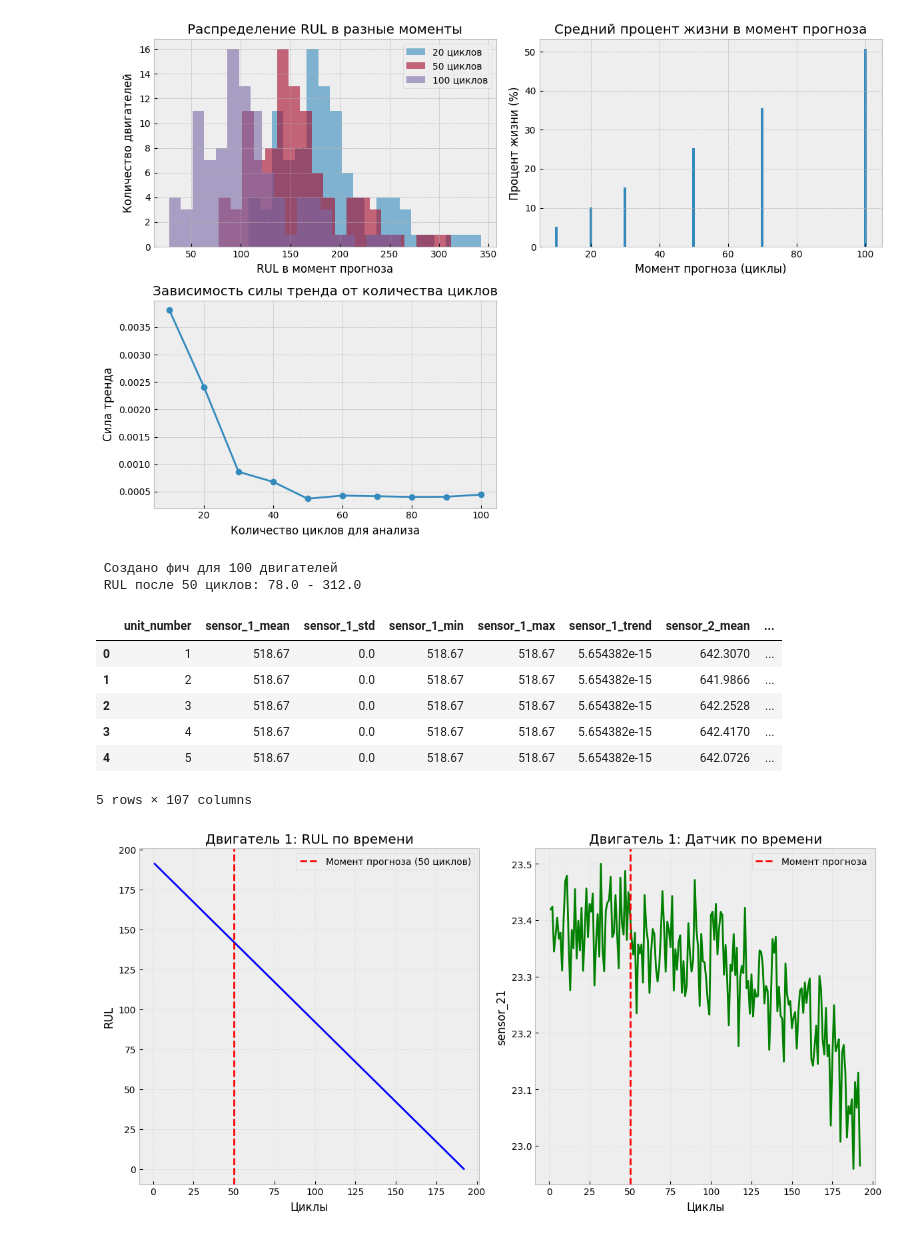
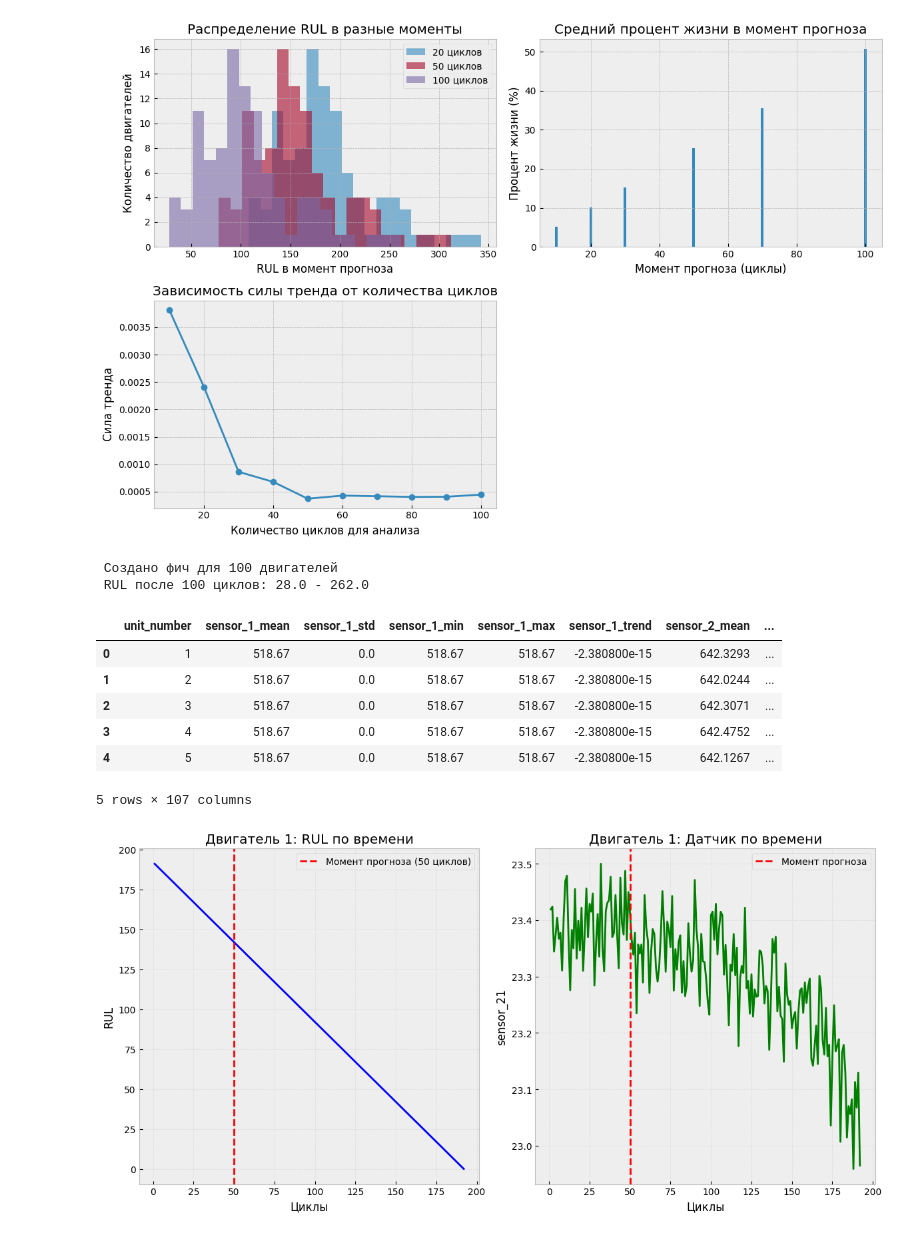
Before and after one commit to bertnyak/nasa_turbofan_engine_project, a Jupyter notebook: preprocessing/nasa_turbofan_engine.ipynb, the cells around one changed output. Drawn from its saved outputs; the diff is of its cells as text; code cells hidden in the pictures.

```diff
--- a/preprocessing/nasa_turbofan_engine.ipynb
+++ b/preprocessing/nasa_turbofan_engine.ipynb
@@ -258,7 +265,7 @@ def create_engine_features_correct(df, analysis_cycles=50):
             features[f'{sensor}_std'] = float(sensor_data.std())
             features[f'{sensor}_min'] = float(sensor_data.min())
             features[f'{sensor}_max'] = float(sensor_data.max())
-            features[f'{sensor}_trend'] = float(np.polyfit(np.arange(len(sensor_data)), sensor_data.values, 1)[0])
+
 
             if len(sensor_data) > 1:
                 x = np.arange(len(sensor_data))
@@ -280,17 +287,17 @@ def create_engine_features_correct(df, analysis_cycles=50):
 
     return result_df
 # %%
-df_preprocessed = create_engine_features_correct(data_train, analysis_cycles=50)
+df_preprocessed = create_engine_features_correct(data_train, analysis_cycles=100)
 df_preprocessed.head()
 # %% [output]
  Создано фич для 100 двигателей
- RUL после 50 циклов: 78.0 - 312.0
+ RUL после 100 циклов: 28.0 - 262.0
 |  | unit_number | sensor_1_mean | sensor_1_std | sensor_1_min | sensor_1_max | sensor_1_trend | sensor_2_mean | ... |
-| 0 | 1 | 518.67 | 0.0 | 518.67 | 518.67 | 5.654382e-15 | 642.3070 | ... |
-| 1 | 2 | 518.67 | 0.0 | 518.67 | 518.67 | 5.654382e-15 | 641.9866 | ... |
-| 2 | 3 | 518.67 | 0.0 | 518.67 | 518.67 | 5.654382e-15 | 642.2528 | ... |
-| 3 | 4 | 518.67 | 0.0 | 518.67 | 518.67 | 5.654382e-15 | 642.4170 | ... |
-| 4 | 5 | 518.67 | 0.0 | 518.67 | 518.67 | 5.654382e-15 | 642.0726 | ... |
+| 0 | 1 | 518.67 | 0.0 | 518.67 | 518.67 | -2.380800e-15 | 642.3293 | ... |
+| 1 | 2 | 518.67 | 0.0 | 518.67 | 518.67 | -2.380800e-15 | 642.0244 | ... |
+| 2 | 3 | 518.67 | 0.0 | 518.67 | 518.67 | -2.380800e-15 | 642.3071 | ... |
+| 3 | 4 | 518.67 | 0.0 | 518.67 | 518.67 | -2.380800e-15 | 642.4752 | ... |
+| 4 | 5 | 518.67 | 0.0 | 518.67 | 518.67 | -2.380800e-15 | 642.1267 | ... |
 5 rows × 107 columns
 # %%
 def visualize_prediction_approach(df, engine_id=1):
```
Also changed, not shown: parts of 7 cells of this notebook.
